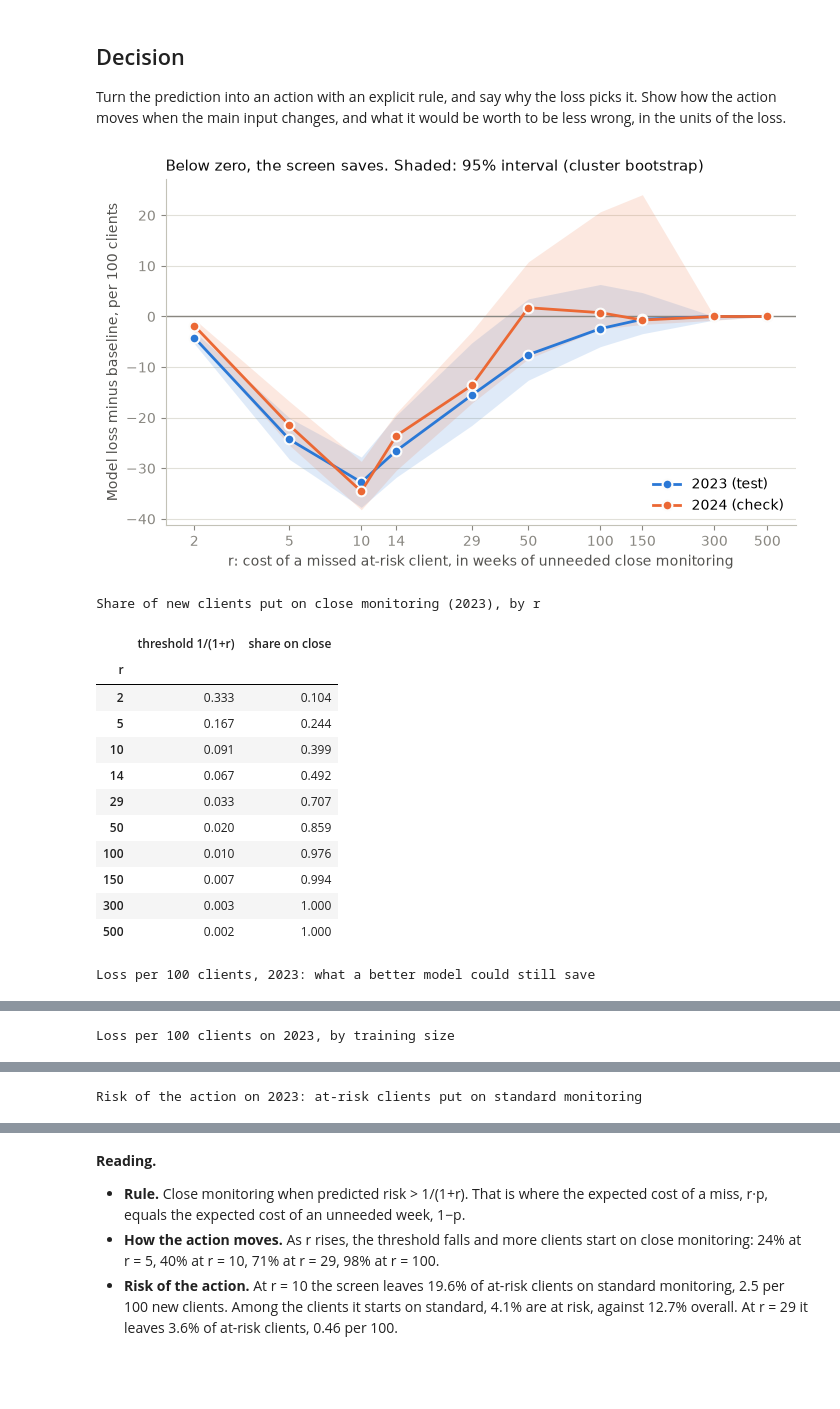
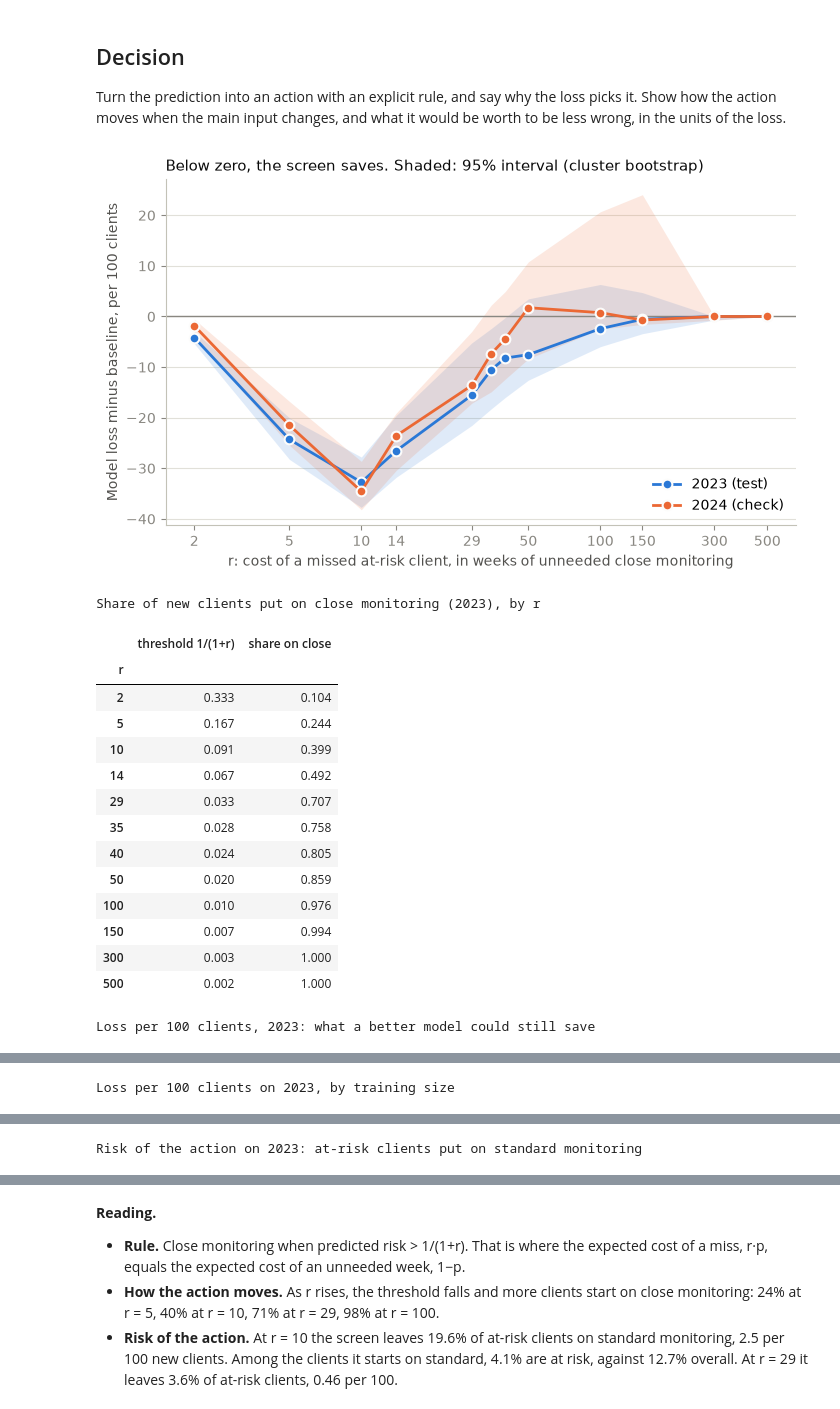
Before and after one commit to josemichaelrubio/aii600-final-project, a Jupyter notebook: analysis.ipynb, the cells around one changed output, grey strips where cells are left out. Saved outputs shown, nothing was run; the diff lists cells and outputs as text; code cells hidden in the pictures; blank space fills up the shorter version.

```diff
--- a/analysis.ipynb
+++ b/analysis.ipynb
@@ -92,6 +94,9 @@ If the terms do not let you republish the files, there is no release: run the do
 TRT = {2022: "MHTRTPY", 2023: "MHTRTPY", 2024: "MHTRTPY2"}
 COLS = ["QUESTID2", "CATAG6", "IRSUICTHNK", "ANALWT2_C", "VESTR_C", "VEREP",
         "KSSLR6MON", "UD5ILALANY", "IRMHTRXMED", "IRMHTPHVID"]   # the five intake predictors (with CATAG6)
+# Candidate extra predictors, used only in the alternatives check near the end (decisions.md, 2026-11-10):
+# sex, overall health, employment, and depression symptoms 1 to 8 (symptom 9 is thoughts of death, so it is left out).
+EXTRA = ["IRSEX", "HEALTH2", "IRWRKSTAT18"] + [f"AD_MDEA{k}" for k in range(1, 9)]
 AGE = {2: "18-25", 3: "26-34", 4: "35-49", 5: "50-64", 6: "65+"}
 
 def load(year):
@@ -99,7 +104,7 @@ def load(year):
     with zipfile.ZipFile(RAW / FILES[year][0]) as zf:
         (name,) = zf.namelist()          # each zip holds exactly one file
         with zf.open(name) as fh:
-            d = pd.read_csv(fh, sep="\t", usecols=COLS + [TRT[year]])
+            d = pd.read_csv(fh, sep="\t", usecols=COLS + EXTRA + [TRT[year]])
     return d.rename(columns={TRT[year]: "in_trt"}).assign(year=year)
 
 everyone = pd.concat([load(y) for y in FILES], ignore_index=True)
@@ -193,7 +198,9 @@ A simple method: the mean, the last value, or a plain regression. Score it on th
 # Loss per 100 new clients, in units of one unneeded week of close monitoring:
 #   L = 100 * (r * P(at risk and put on standard) + P(not at risk and put on close)),
 # with probabilities weighted by ANALWT2_C so they describe the population, not the sample.
-R_GRID = np.array([2, 5, 10, 14, 29, 50, 100, 150, 300, 500])   # r from 2 to 500 (decisions.md, 2026-10-26)
+R_GRID = np.array([2, 5, 10, 14, 29, 35, 40, 50, 100, 150, 300, 500])   # r from 2 to 500 (decisions.md, 2026-10-26)
+# 35 and 40 were added on 2026-11-10 to see where between 29 and 50 the savings stop being clear.
+R_TICKS = [2, 5, 10, 14, 29, 50, 100, 150, 300, 500]                    # axis labels only
 
 def loss_per_100(at_risk, close, w, r):
     """at_risk, close: 0/1 arrays; w: weights. Returns L for each r."""
@@ -579,7 +594,7 @@ for yr in ["2023", "2024"]:
     ax.plot(R_GRID, unc[f"model - baseline {yr}"], color=COLORS_YR[yr], lw=2, marker="o", ms=7,
             markeredgecolor="#fcfcfb", markeredgewidth=1.5, label=f"{yr} ({'test' if yr == '2023' else 'check'})")
 ax.set_xscale("log")
-ax.set_xticks(R_GRID, [str(r) for r in R_GRID])
+ax.set_xticks(R_TICKS, [str(r) for r in R_TICKS])
 ax.minorticks_off()
 ax.set_xlabel("r: cost of a missed at-risk client, in weeks of unneeded close monitoring", color="#52514e")
 ax.set_ylabel("Model loss minus baseline, per 100 clients", color="#52514e")
@@ -615,34 +630,34 @@ half_rng = np.random.default_rng(SEED + 2)
 half_L = []
 for _ in range(100):
     tr = half_sample(train, half_rng)
     w = tr.ANALWT2_C / tr.ANALWT2_C.mean()
     m_h = sm.GLM(tr.at_risk, design(tr), family=sm.families.Binomial(), var_weights=w).fit()
     p_hat = m_h.predict(design(test)).to_numpy()
     half_L.append([loss_per_100(test.at_risk.to_numpy(), (p_hat > 1 / (1 + r_)).astype(int), test.ANALWT2_C, r_)
                    for r_ in R_GRID])
 more_data = pd.DataFrame({"model on all of 2022": scores["model 2023"],
                           "model on half of 2022 (mean of 100)": np.mean(half_L, axis=0)}, index=scores.index)
 more_data["cost of halving the data"] = more_data.iloc[:, 1] - more_data.iloc[:, 0]
 print("Loss per 100 clients on 2023, by training size")
 display(more_data.round(2))
 
 
 # 5. The risk of the action: at-risk clients the screen leaves on standard monitoring.
 def misses(d, r):
     p_hat = model.predict(design(d)).to_numpy()
     y, w = d.at_risk.to_numpy(), d.ANALWT2_C.to_numpy()
     out = []
     for r_ in np.atleast_1d(r):
         std = p_hat <= 1 / (1 + r_)
         out.append({"r": r_,
                     "at-risk clients missed (share of at-risk)": (w * (y == 1) * std).sum() / (w * (y == 1)).sum(),
                     "missed per 100 new clients": 100 * (w * (y == 1) * std).sum() / w.sum(),
                     "rate among clients on standard": (w * (y == 1) * std).sum() / max((w * std).sum(), 1e-12)})
     return pd.DataFrame(out).set_index("r")
 print("Risk of the action on 2023: at-risk clients put on standard monitoring")
 display(misses(test, R_GRID).round(3))
 # %% [output]
-[figure, old version]
+[figure, new version]
 Share of new clients put on close monitoring (2023), by r
 |  | threshold 1/(1+r) | share on close |
 | r |  |  |
@@ -651,6 +666,8 @@ Share of new clients put on close monitoring (2023), by r
 | 10 | 0.091 | 0.399 |
 | 14 | 0.067 | 0.492 |
 | 29 | 0.033 | 0.707 |
+| 35 | 0.028 | 0.758 |
+| 40 | 0.024 | 0.805 |
 | 50 | 0.020 | 0.859 |
 | 100 | 0.010 | 0.976 |
 | 150 | 0.007 | 0.994 |
```
Also changed, not shown: parts of 15 cells of this notebook, 9 other files.
